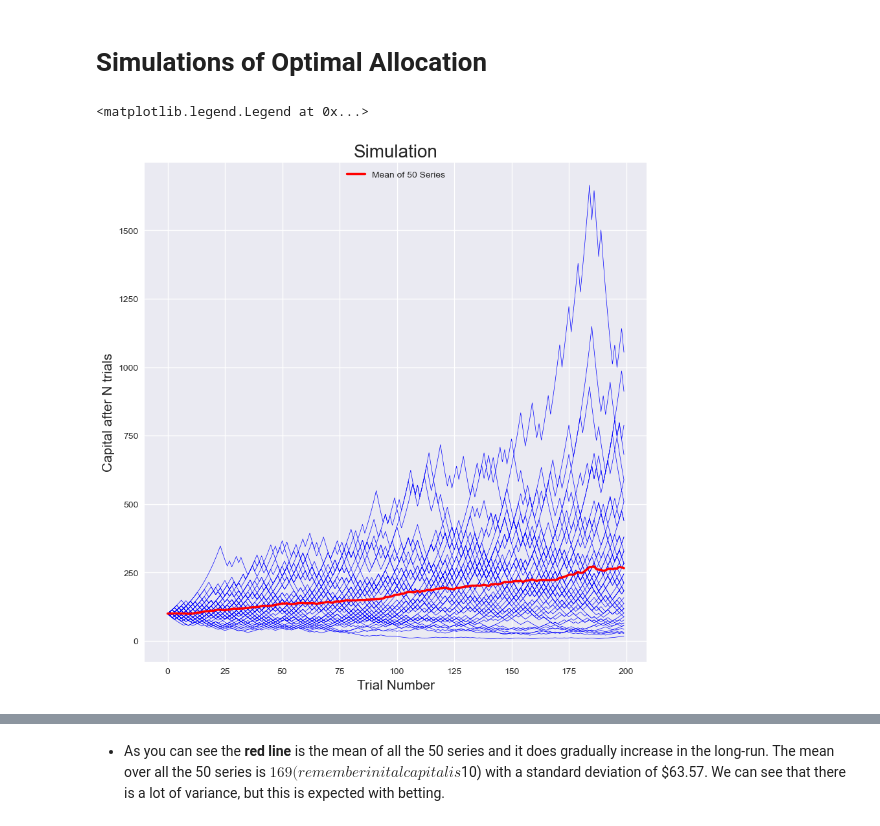
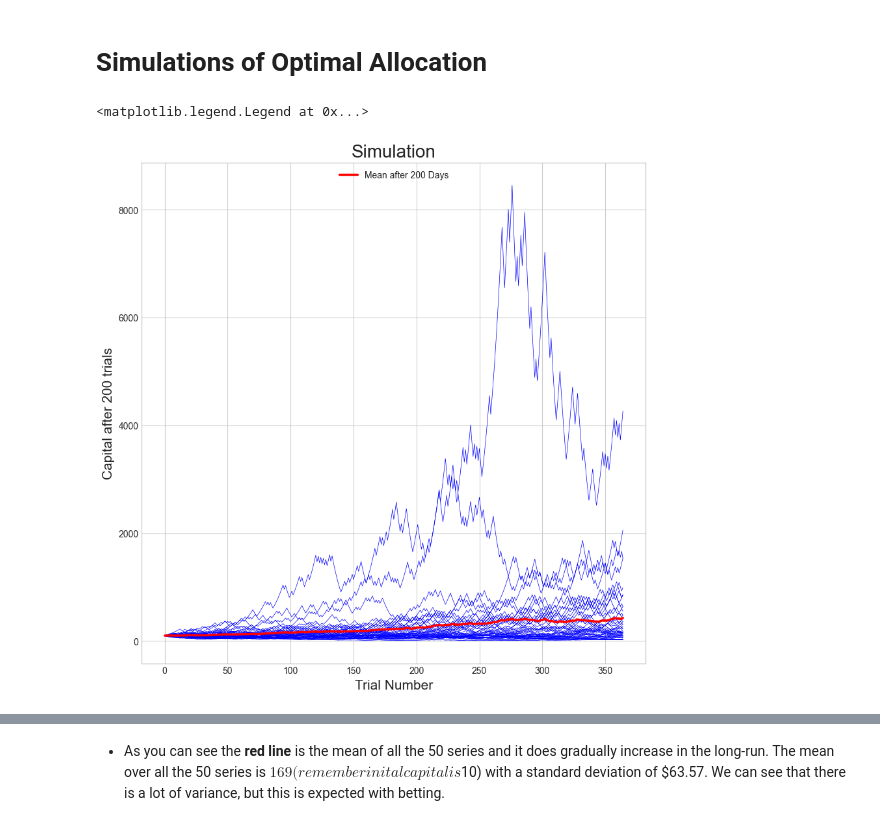
Before and after one commit to dcstein22/Option_Theory, a Jupyter notebook: betting_strat.ipynb, the cells around one changed output, grey strips where cells are left out. Drawn from its saved outputs; the diff is of its cells as text; code cells hidden in the pictures.

```diff
--- a/betting_strat.ipynb
+++ b/betting_strat.ipynb
@@ -81,14 +81,14 @@ import pandas as pd
 import datetime as dt
 import matplotlib.pyplot as plt
 import matplotlib as mpl
-plt.style.use('seaborn')
+plt.style.use('seaborn-v0_8-whitegrid')
 %matplotlib inline
 np.random.seed(100)
 # %%
 p = .56
 f = ((.56)-.44*(1.1))/1.1 # optimal fraction of wealth to be invested
 I = 50
-n = 200
+n = 365
 # %%
 def simulation(f_):
     c = np.zeros((n,I)) # 200 trials per series simulated- there will be 50 seriess
@@ -104,12 +104,12 @@ def simulation(f_):
 # %%
 c_1 = simulation(f)
 plt.figure(figsize = (10,10))
 plt.plot(c_1,'b',lw =0.5)
-plt.plot(c_1.mean(axis =1), 'r', lw =2.5, label = 'Mean of 50 Series')
-plt.ylabel('Capital after N trials', size = 15)
+plt.plot(c_1.mean(axis =1), 'r', lw =2.5, label = 'Mean after 200 Days')
+plt.ylabel('Capital after 200 trials', size = 15)
 plt.title('Simulation', size = 20)
 plt.xlabel('Trial Number', size = 15)
 plt.legend(loc = 'upper center')
 # %% [output]
 <matplotlib.legend.Legend at 0x...>
-[figure, old version]
+[figure, new version]
```
Also changed, not shown: parts of 5 cells of this notebook, 1 other file.
